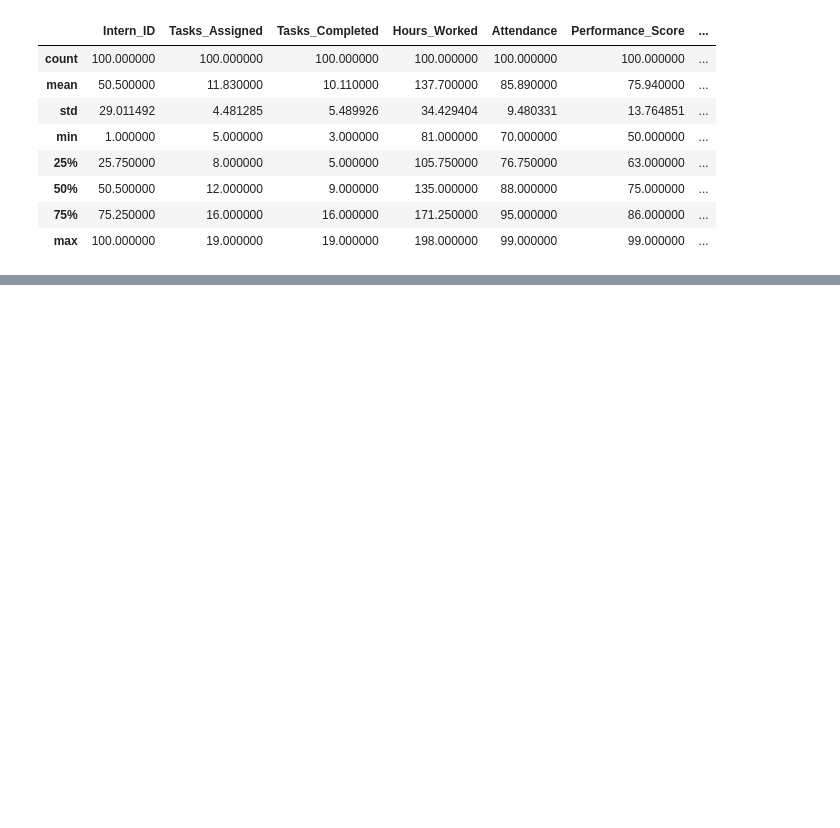
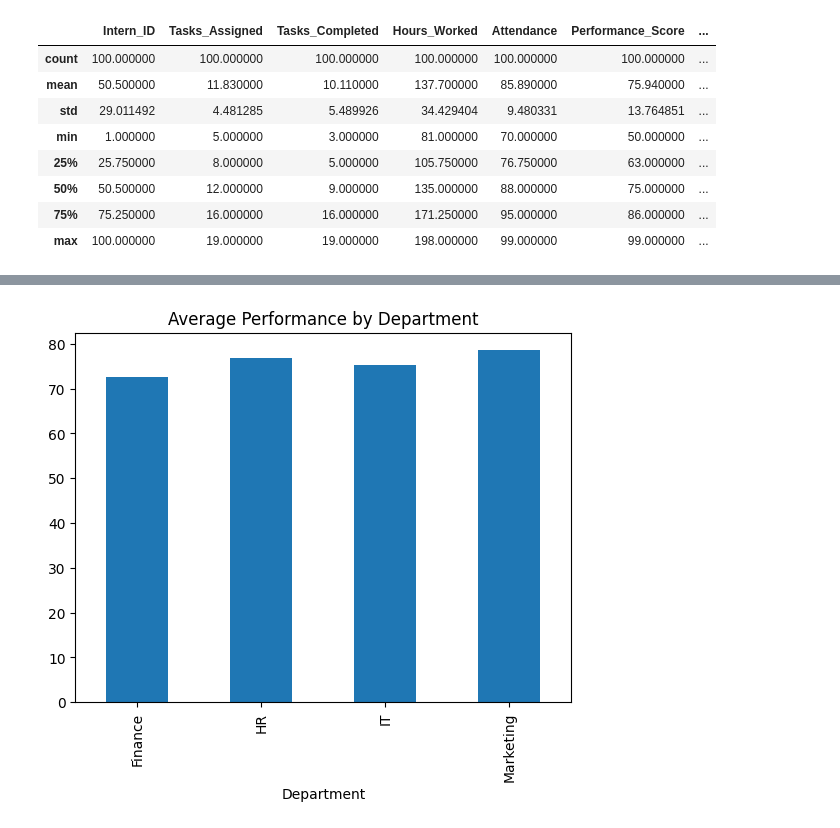
Before and after one commit to DHANYADEVISIVARAJ/Intern_Performance_Dashboard, a Jupyter notebook: Notebooks/data_preprocessing.ipynb, the cells around one changed output, grey strips where cells are left out. Drawn from its saved outputs; the diff is of its cells as text; code cells hidden in the pictures; blank space fills up the shorter version.

```diff
--- a/Notebooks/data_preprocessing.ipynb
+++ b/Notebooks/data_preprocessing.ipynb
@@ -182,0 +207,6 @@ df.to_csv("../dataset/interndashboard_data_cleaned.csv", index=False)
+# %%
+df.groupby("Department")["Performance_Score"].mean().plot(kind="bar")
+plt.title("Average Performance by Department")
+plt.show()
+# %% [output]
+[figure, added]
```
Also changed, not shown: parts of 7 cells of this notebook, 1 other file.
